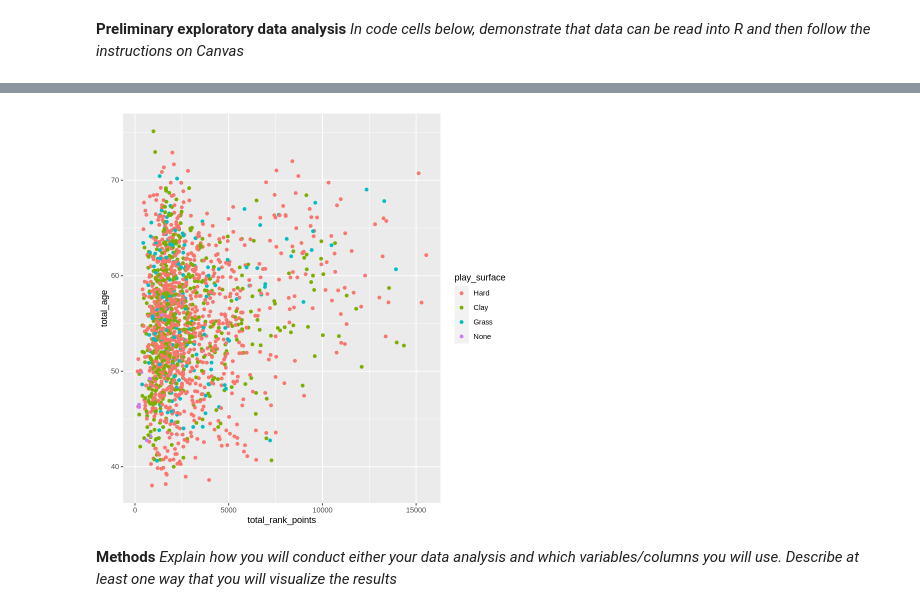
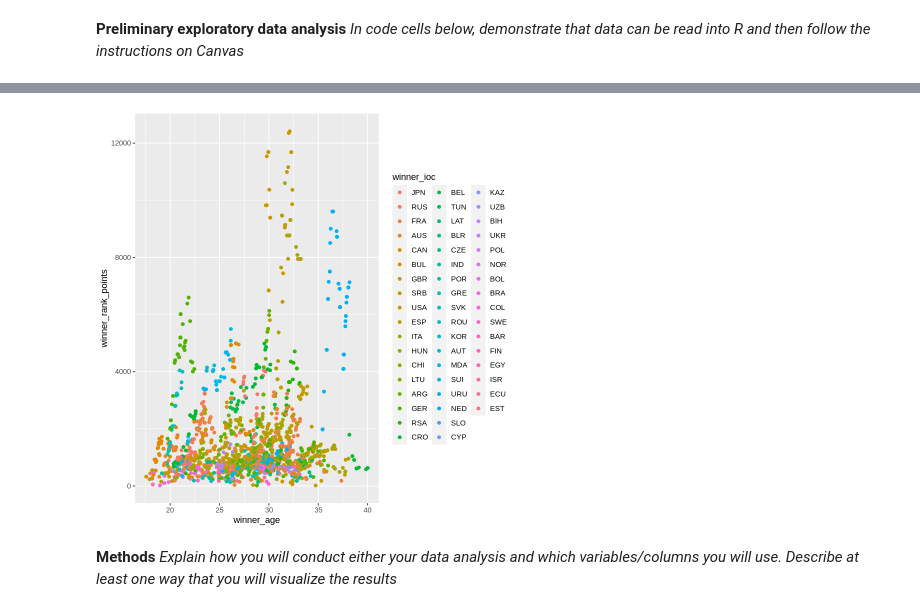
Before and after one commit to EliNAdr/DSCI-100_007-13, a Jupyter notebook: Proposal.ipynb, the cells around one changed output, grey strips where cells are left out. Drawn from its saved outputs; the diff is of its cells as text; code cells hidden in the pictures.

```diff
--- a/Proposal.ipynb
+++ b/Proposal.ipynb
@@ -14,9 +14,9 @@ options(repr.matrix.max.rows = 6)
 
 download.file("https://drive.google.com/uc?export=download&id=1fOQ8sy_qMkQiQEAO6uFdRX4tLI8EpSTn", "tennis_data.csv")
 tennis_data <- read_csv("tennis_data.csv", show_col_types = FALSE) |>
-    mutate(play_surface = as_factor(surface), winner_hand = as_factor(winner_hand), loser_hand = as_factor(loser_hand)) |>
+    mutate(play_surface = as_factor(surface), winner_hand = as_factor(winner_hand), loser_hand = as_factor(loser_hand), winner_ioc = as_factor(winner_ioc), loser_ioc = as_factor(loser_ioc)) |>
     mutate(total_age = winner_age + loser_age, total_rank_points = winner_rank_points + loser_rank_points, total_height = winner_ht + loser_ht) |>
-    select(play_surface, total_rank_points, total_age, total_height, minutes, winner_hand, winner_age, winner_ht, winner_rank_points, loser_hand, loser_age, loser_ht, loser_rank_points)
+    select(play_surface, total_rank_points, total_age, total_height, minutes, winner_hand, winner_age, winner_ht, winner_rank_points, winner_ioc, loser_hand, loser_age, loser_ht, loser_rank_points, loser_ioc)
 #tennis_data
 
 tennis_split <- initial_split(tennis_data, prop = .75, strata = )
@@ -25,7 +25,7 @@ tennis_test <- testing(tennis_split)
 # tennis_train
 # tennis_test
 
-demo_plot <- ggplot(tennis_test, aes(x = total_rank_points, y = total_age, colour = play_surface)) +
+demo_plot <- ggplot(tennis_test, aes(x = winner_age, y = winner_rank_points, colour = winner_ioc)) +
     geom_point() #+
     #labs(title = "Players' Ages and Playing Surface", x = "Winner's Age", y = "Play Time (minutes)", colour = "Playing Surface")
 demo_plot
@@ -37,4 +35,4 @@ Warning message:
-[figure, old version]
+[figure, new version]
 # %% [markdown]
 **Methods**
 *Explain how you will conduct either your data analysis and which variables/columns you will use.
```
Also changed, not shown: parts of 1 cell of this notebook.
